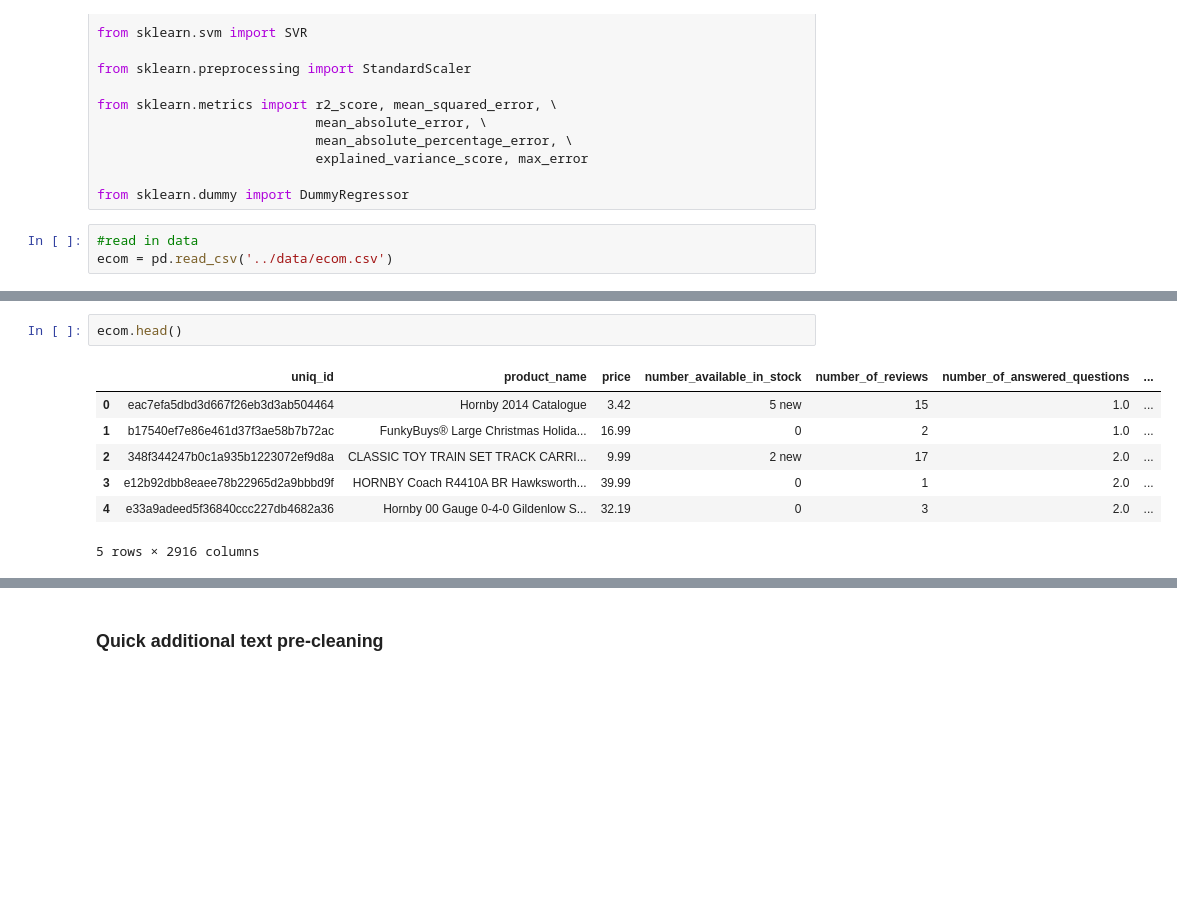
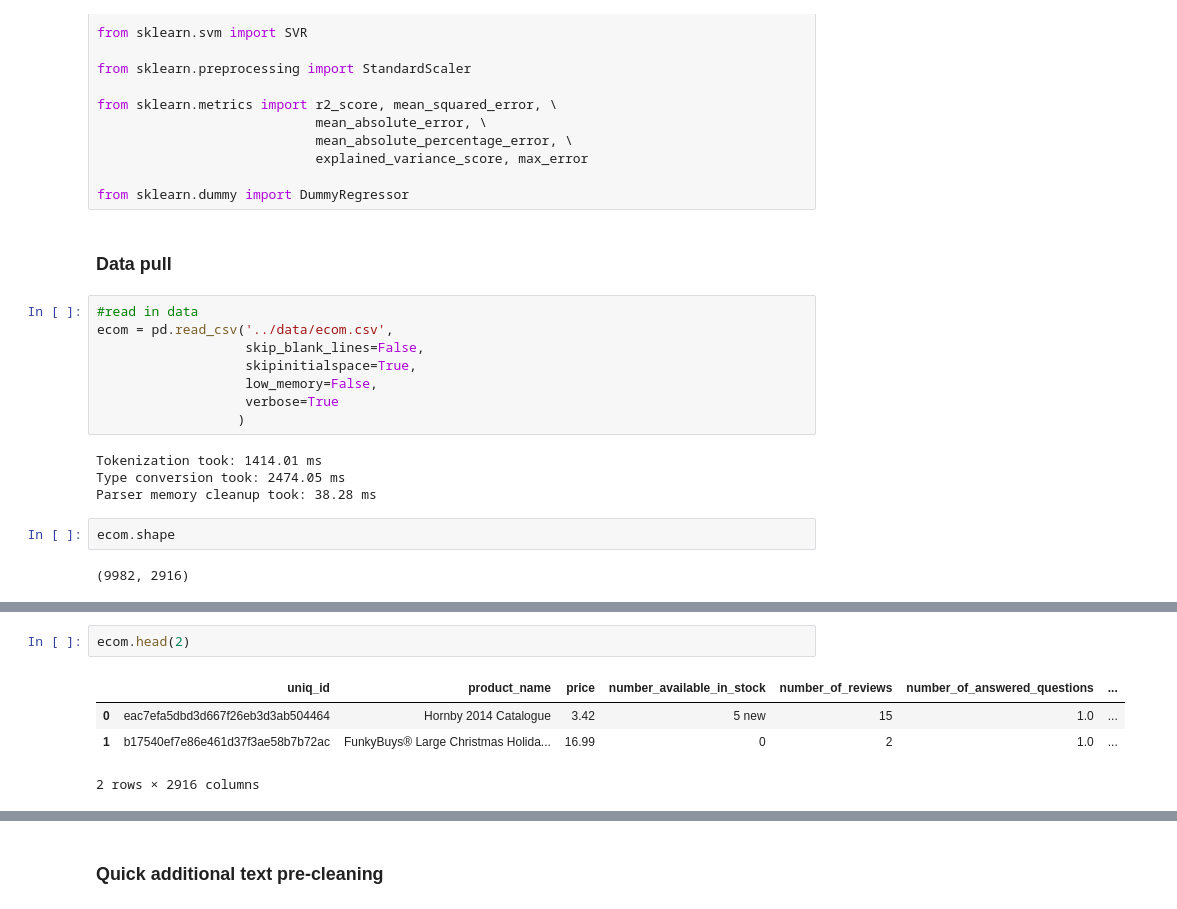
Before and after one commit to cotica/capstone, a Jupyter notebook: code/Amazon-product-catalog-NLP-modeling.ipynb, the cells around one changed output, grey strips where cells are left out. Cells and saved outputs as stored; diff of their text form; blank space fills up the shorter version.

```diff
--- a/code/Amazon-product-catalog-NLP-modeling.ipynb
+++ b/code/Amazon-product-catalog-NLP-modeling.ipynb
@@ -53,9 +53,24 @@ from sklearn.metrics import r2_score, mean_squared_error, \
                             explained_variance_score, max_error
 
 from sklearn.dummy import DummyRegressor
+# %% [markdown]
+### Data pull
 # %%
 #read in data
-ecom = pd.read_csv('../data/ecom.csv')
+ecom = pd.read_csv('../data/ecom.csv',
+                   skip_blank_lines=False,
+                   skipinitialspace=True,
+                   low_memory=False,
+                   verbose=True
+                  )
+# %% [output]
+Tokenization took: 1414.01 ms
+Type conversion took: 2474.05 ms
+Parser memory cleanup took: 38.28 ms
+# %%
+ecom.shape
+# %% [output]
+(9982, 2916)
 # %%
 ecom.columns
 # %% [output]
@@ -76,12 +91,9 @@ Index(['uniq_id', 'product_name', 'price', 'number_available_in_stock',
        'amazon_category_and_sub_category_Worlds Apart > Kid Venture > Kites'],
       dtype='object', length=2916)
 # %%
-ecom.head()
+ecom.head(2)
 # %% [output]
 |  | uniq_id | product_name | price | number_available_in_stock | number_of_reviews | number_of_answered_questions | ... |
 | 0 | eac7efa5dbd3d667f26eb3d3ab504464 | Hornby 2014 Catalogue | 3.42 | 5 new | 15 | 1.0 | ... |
 | 1 | b17540ef7e86e461d37f3ae58b7b72ac | FunkyBuys® Large Christmas Holida... | 16.99 | 0 | 2 | 1.0 | ... |
-| 2 | 348f344247b0c1a935b1223072ef9d8a | CLASSIC TOY TRAIN SET TRACK CARRI... | 9.99 | 2 new | 17 | 2.0 | ... |
-| 3 | e12b92dbb8eaee78b22965d2a9bbbd9f | HORNBY Coach R4410A BR Hawksworth... | 39.99 | 0 | 1 | 2.0 | ... |
-| 4 | e33a9adeed5f36840ccc227db4682a36 | Hornby 00 Gauge 0-4-0 Gildenlow S... | 32.19 | 0 | 3 | 2.0 | ... |
-5 rows × 2916 columns
+2 rows × 2916 columns
```
Also changed, not shown: parts of 34 cells of this notebook, 1 other file.
